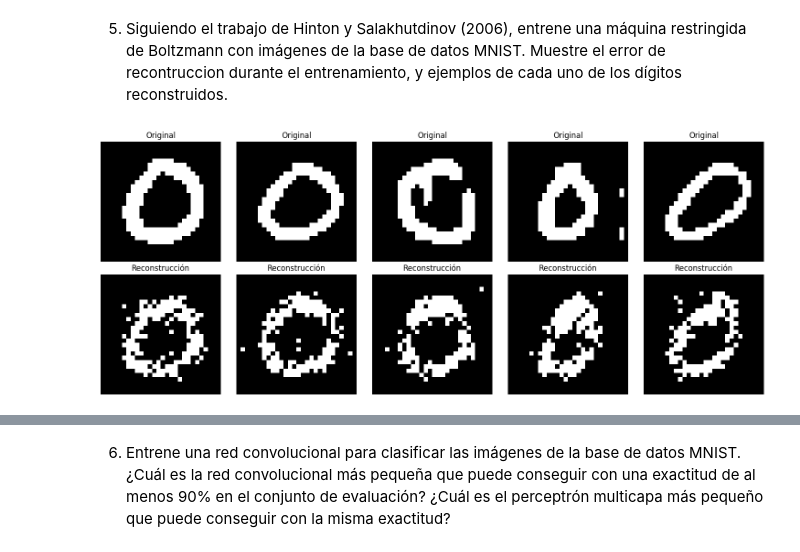
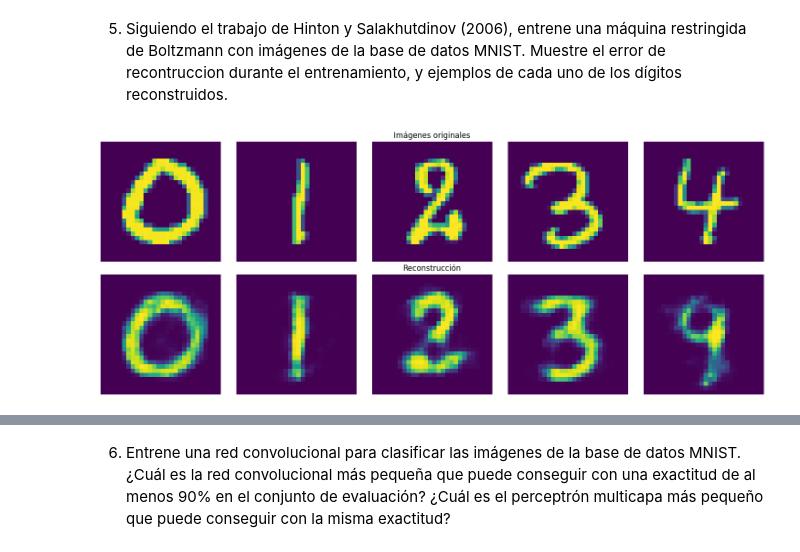
Before and after one commit to alejoordonez02/tp2-aprendizaje-profundo, a Jupyter notebook: tp2.ipynb, the cells around one changed output, grey strips where cells are left out. Drawn from its saved outputs; the diff is of its cells as text; code cells hidden in the pictures.

```diff
--- a/tp2.ipynb
+++ b/tp2.ipynb
@@ -330,21 +324,21 @@ srbms.learn(train, epsilon=0.05, n=500)
 # %%
 import matplotlib.pyplot as plt
 
 # muestro las imágenes originales y sus reconstrucciones
 fig, axes = plt.subplots(2, 5, figsize=(15, 6))
+axes[0, 2].set_title('Imágenes originales')
+axes[1, 2].set_title('Reconstrucción')
 for i in range(5):
-    y = test[i]
+    y = test[i*20]
     s = srbms.sample(y)
     # imagen original
-    axes[0, i].imshow(y.reshape(28, 28), cmap='gray')
-    axes[0, i].set_title('Original')
+    axes[0, i].imshow(y.reshape(28, 28))
     axes[0, i].axis('off')
     # reconstrucción
-    axes[1, i].imshow(s.reshape(28, 28), cmap='gray')
-    axes[1, i].set_title('Reconstrucción')
+    axes[1, i].imshow(s.reshape(28, 28))
     axes[1, i].axis('off')
 
 plt.tight_layout()
 plt.show()
 # %% [output]
-[figure, old version]
+[figure, new version]
```
Also changed, not shown: parts of 4 cells of this notebook, 25 other files.
